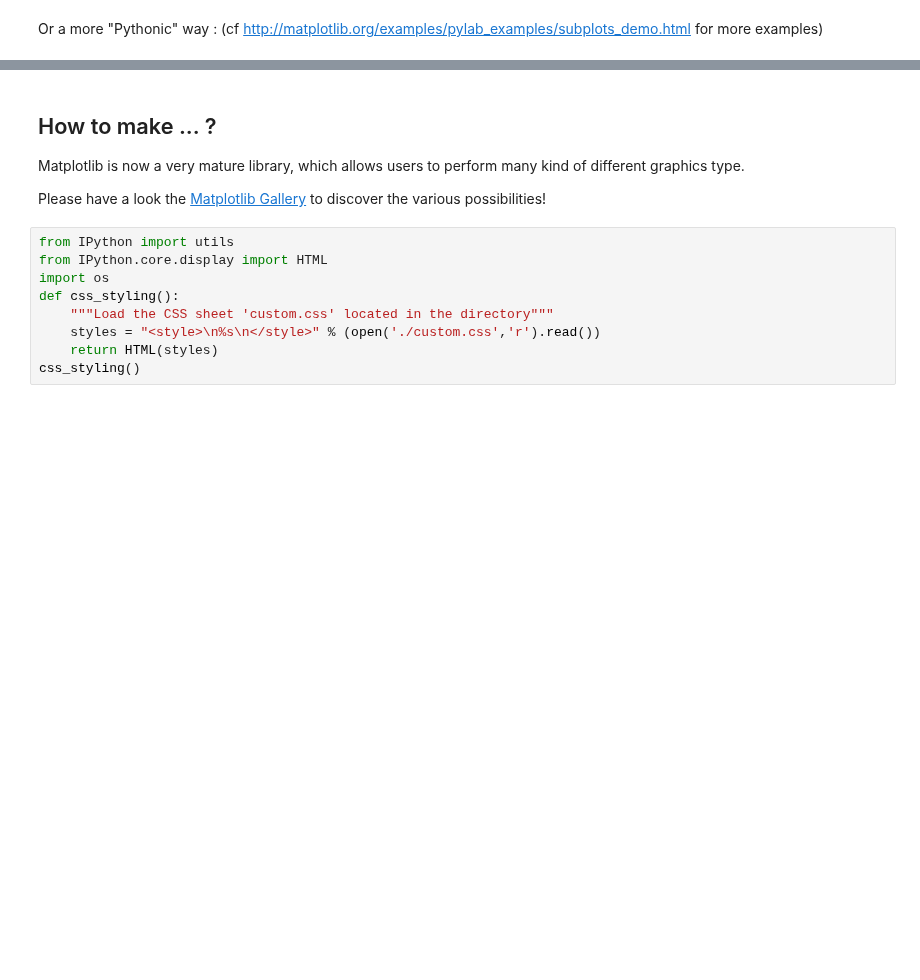
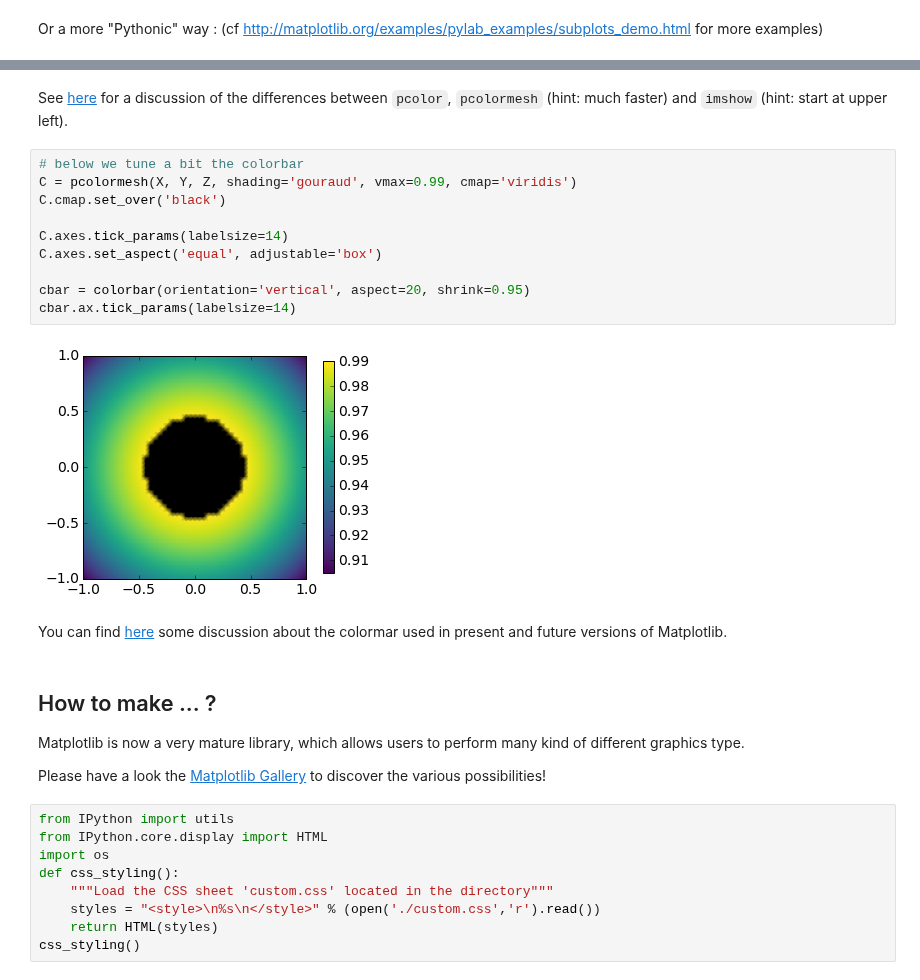
Before and after one commit to jhillairet/Python_Course_For_Fusion, a Jupyter notebook: Courses/Part4_plotting.ipynb, the cells around one changed output, grey strips where cells are left out. Drawn from its saved outputs; the diff is of its cells as text; blank space fills up the shorter version.

```diff
--- a/Courses/Part4_plotting.ipynb
+++ b/Courses/Part4_plotting.ipynb
@@ -144,3 +167,19 @@ xlabel('x axis is shared between the two figures', fontsize=14)
+# %% [markdown]
+See [here](http://thomas-cokelaer.info/blog/2014/05/matplotlib-difference-between-pcolor-pcolormesh-and-imshow/) for a discussion of the differences between `pcolor`, `pcolormesh` (hint: much faster) and `imshow` (hint: start at upper left).
+# %%
+# below we tune a bit the colorbar
+C = pcolormesh(X, Y, Z, shading='gouraud', vmax=0.99, cmap='viridis')
+C.cmap.set_over('black')
+
+C.axes.tick_params(labelsize=14)
+C.axes.set_aspect('equal', adjustable='box')
+
+cbar = colorbar(orientation='vertical', aspect=20, shrink=0.95)
+cbar.ax.tick_params(labelsize=14)
+# %% [output]
+[figure, added]
+# %% [markdown]
+You can find [here](http://bids.github.io/colormap/) some discussion about the colormar used in present and future versions of Matplotlib.
 # %% [markdown]
 ## How to make ... ?
 
```
Also changed, not shown: parts of 12 cells of this notebook, 3 other files.
